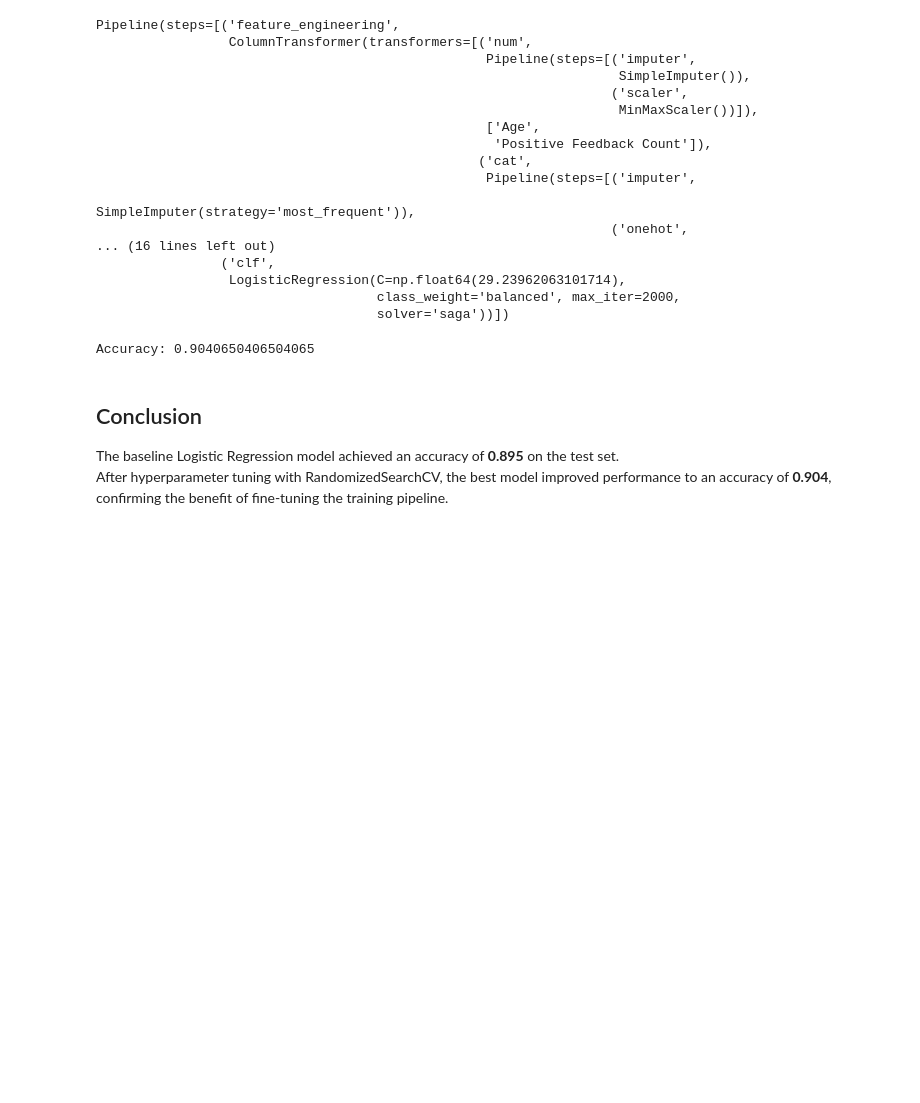
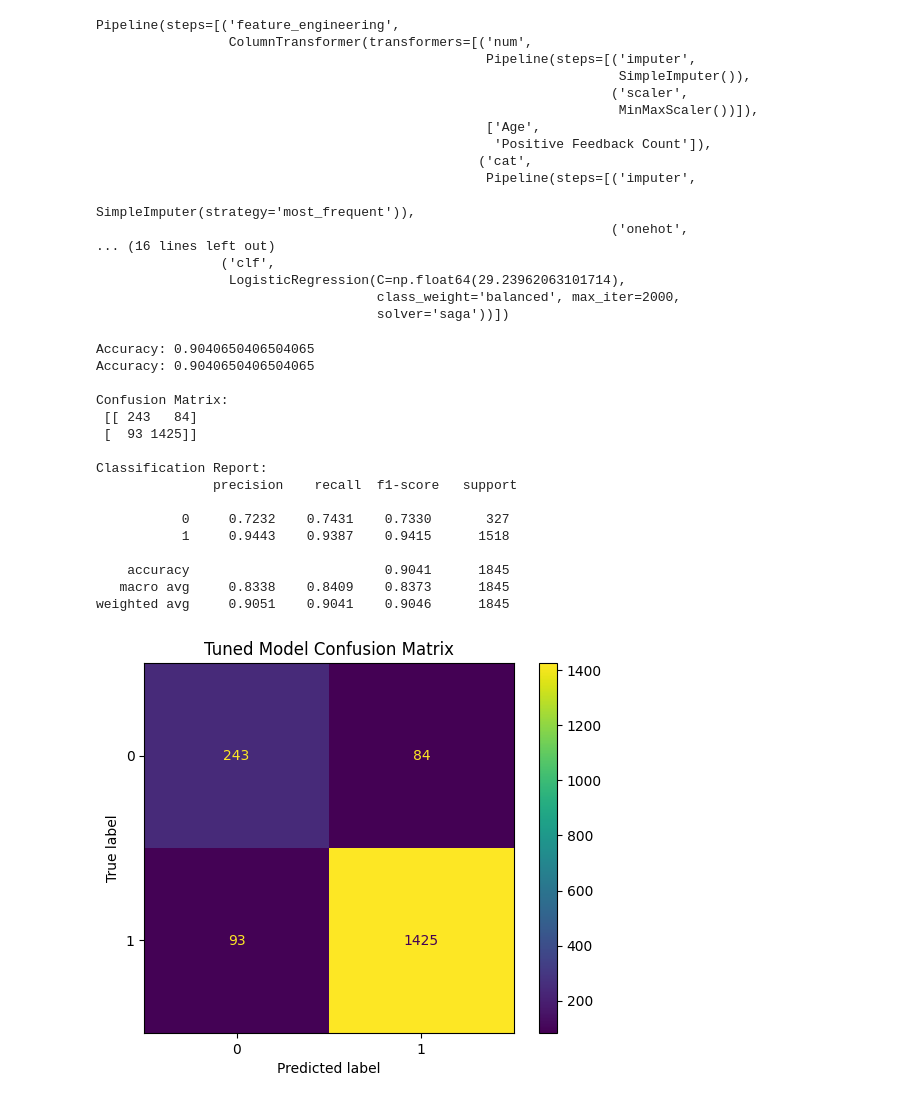
Before and after one commit to FelixMorel997/dsnd-pipelines-project-StyleSense, a Jupyter notebook: starter/starter.ipynb, the cells around one changed output. Drawn from its saved outputs; the diff is of its cells as text; code cells hidden in the pictures; blank space fills up the shorter version.

```diff
--- a/starter/starter.ipynb
+++ b/starter/starter.ipynb
@@ -379,14 +401,32 @@ Pipeline(steps=[('feature_engineering',
                  LogisticRegression(C=np.float64(29.23962063101714),
                                     class_weight='balanced', max_iter=2000,
                                     solver='saga'))])
-# %%
-y_pred = model_best.predict(X_test)
-
-print("Accuracy:", accuracy_score(y_test, y_pred))
-# %% [output]
-Accuracy: 0.9040650406504065
-# %% [markdown]
-## Conclusion
-
-The baseline Logistic Regression model achieved an accuracy of **0.895** on the test set.
-After hyperparameter tuning with RandomizedSearchCV, the best model improved performance to an accuracy of **0.904**, confirming the benefit of fine‑tuning the training pipeline.
+# %%
+y_pred = model_best.predict(X_test)
+
+print("Accuracy:", accuracy_score(y_test, y_pred))
+print("Accuracy:", accuracy_score(y_test, y_pred))
+print("\nConfusion Matrix:\n", confusion_matrix(y_test, y_pred))
+print("\nClassification Report:\n", classification_report(y_test, y_pred, digits=4))
+
+ConfusionMatrixDisplay.from_predictions(y_test, y_pred)
+plt.title("Tuned Model Confusion Matrix")
+plt.show()
+# %% [output]
+Accuracy: 0.9040650406504065
+Accuracy: 0.9040650406504065
+
+Confusion Matrix:
+ [[ 243   84]
+ [  93 1425]]
+
+Classification Report:
+               precision    recall  f1-score   support
+
+           0     0.7232    0.7431    0.7330       327
+           1     0.9443    0.9387    0.9415      1518
+
+    accuracy                         0.9041      1845
+   macro avg     0.8338    0.8409    0.8373      1845
+weighted avg     0.9051    0.9041    0.9046      1845
+[figure, added]
```
Also changed, not shown: parts of 2 cells of this notebook.
